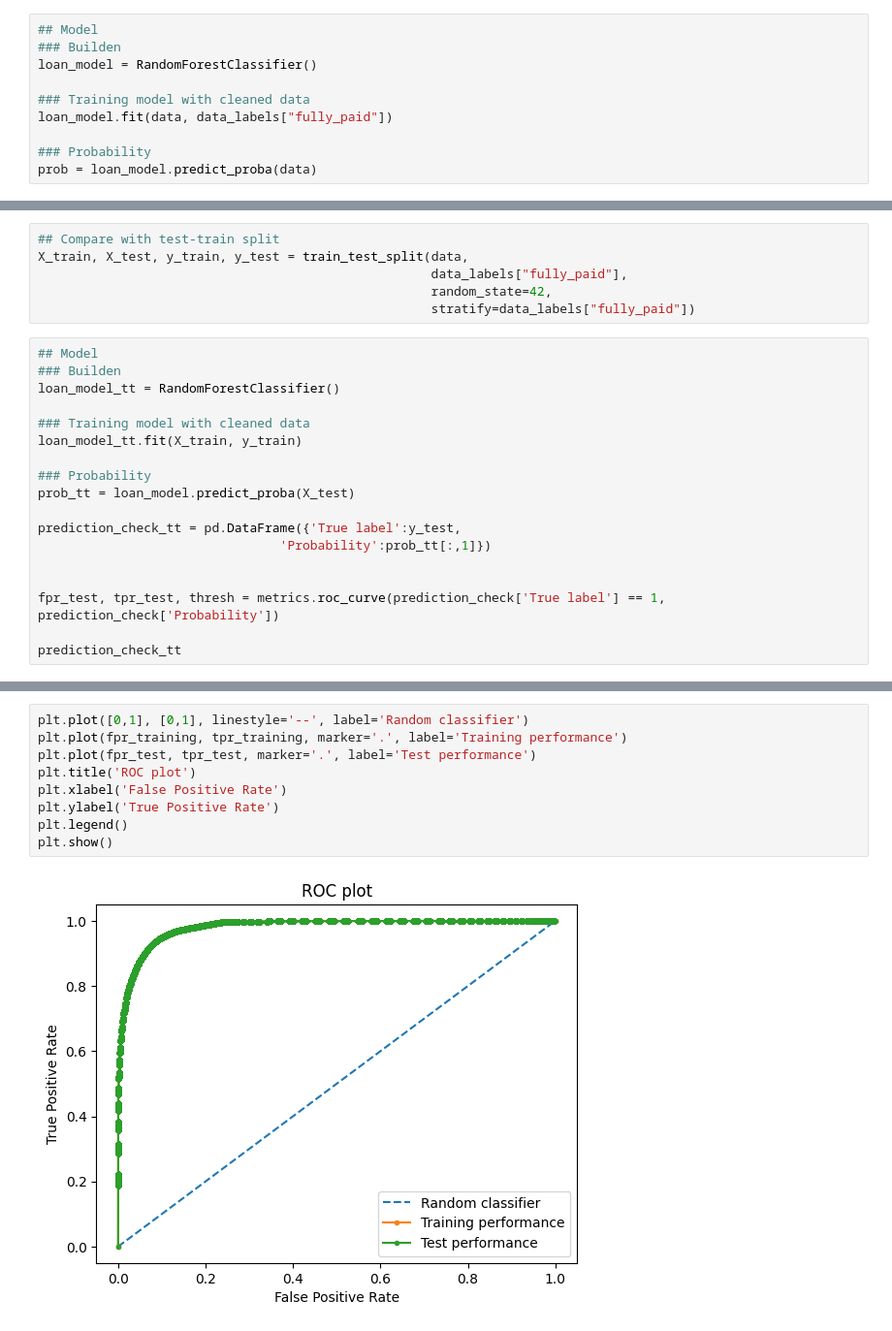
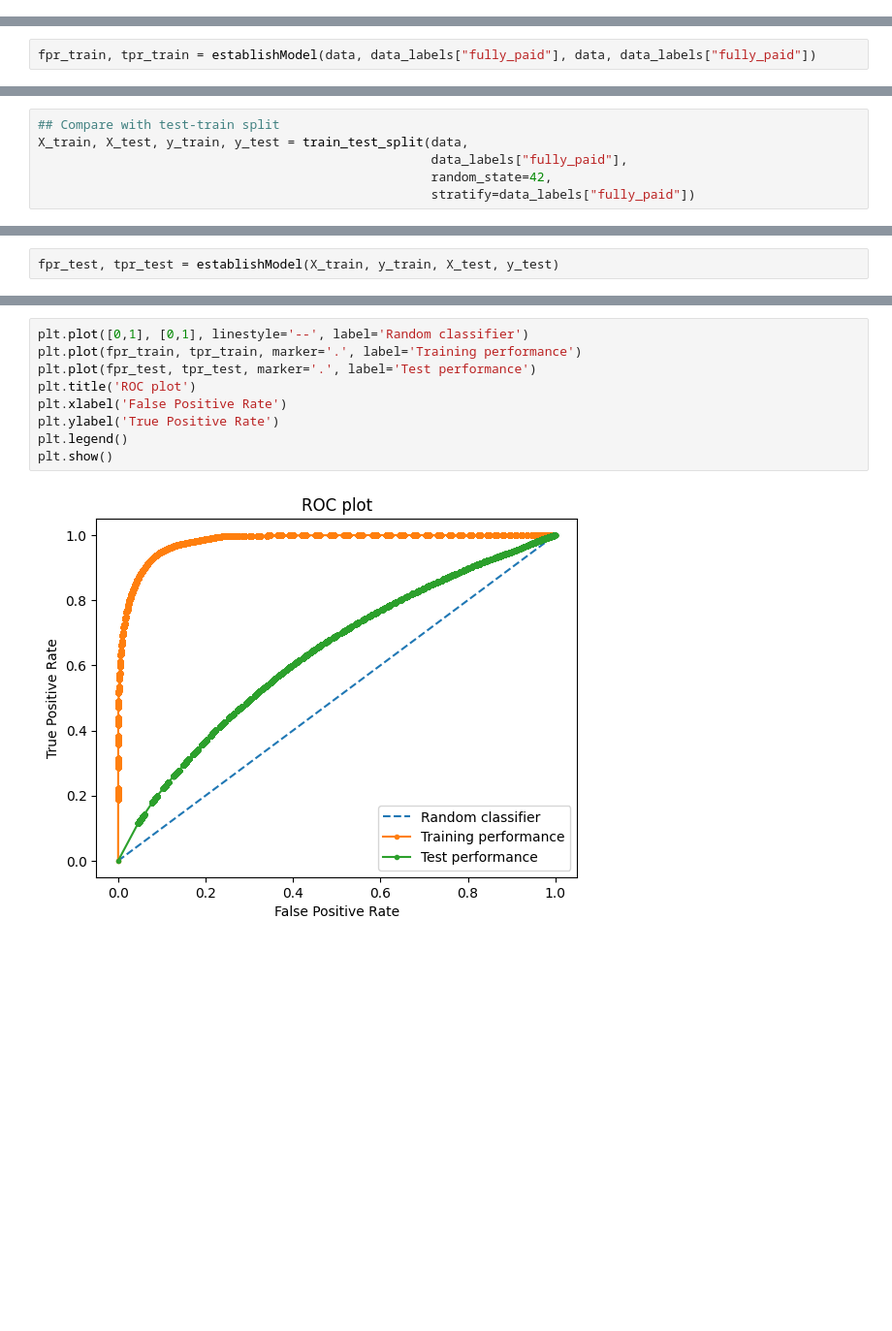
Before and after one commit to vernillen/BIG-PERM-TASK, a Jupyter notebook: assignment loan default.ipynb, the cells around one changed output, grey strips where cells are left out. Shown: that part at 97% size. Drawn from its saved outputs; the diff is of its cells as text; blank space fills up the shorter version.

```diff
--- a/assignment loan default.ipynb
+++ b/assignment loan default.ipynb
@@ -1751,13 +1774,3 @@ data.drop(["satis_acc_perc"], axis=1, inplace=True)
 data.drop(["addr_numb"], axis=1, inplace=True)
 data.drop(["grade_num"], axis=1, inplace=True)
 data.drop(["earliest_cr_line"], axis=1, inplace=True)
-# %%
-## Model
-### Builden
-loan_model = RandomForestClassifier()
-
-### Training model with cleaned data
-loan_model.fit(data, data_labels["fully_paid"])
-
-### Probability
-prob = loan_model.predict_proba(data)
@@ -1815,0 +1777,2 @@ fpr_training, tpr_training, thresh = metrics.roc_curve(prediction_check['True la
+# %%
+fpr_train, tpr_train = establishModel(data, data_labels["fully_paid"], data, data_labels["fully_paid"])
@@ -1843,21 +1811,3 @@ X_train, X_test, y_train, y_test = train_test_split(data,
                                                     data_labels["fully_paid"],
                                                     random_state=42,
                                                     stratify=data_labels["fully_paid"])
-# %%
-## Model
-### Builden
-loan_model_tt = RandomForestClassifier()
-
-### Training model with cleaned data
-loan_model_tt.fit(X_train, y_train)
-
-### Probability
-prob_tt = loan_model.predict_proba(X_test)
-
-prediction_check_tt = pd.DataFrame({'True label':y_test,
-                                'Probability':prob_tt[:,1]})
-
-
-fpr_test, tpr_test, thresh = metrics.roc_curve(prediction_check['True label'] == 1, prediction_check['Probability'])
-
-prediction_check_tt
@@ -1878,0 +1814,2 @@ prediction_check_tt
+# %%
+fpr_test, tpr_test = establishModel(X_train, y_train, X_test, y_test)
@@ -1879,11 +1835,11 @@ prediction_check_tt
 # %%
 plt.plot([0,1], [0,1], linestyle='--', label='Random classifier')
-plt.plot(fpr_training, tpr_training, marker='.', label='Training performance')
+plt.plot(fpr_train, tpr_train, marker='.', label='Training performance')
 plt.plot(fpr_test, tpr_test, marker='.', label='Test performance')
 plt.title('ROC plot')
 plt.xlabel('False Positive Rate')
 plt.ylabel('True Positive Rate')
 plt.legend()
 plt.show()
 # %% [output]
-[figure, old version]
+[figure, new version]
```
Also changed, not shown: parts of 28 cells of this notebook.
